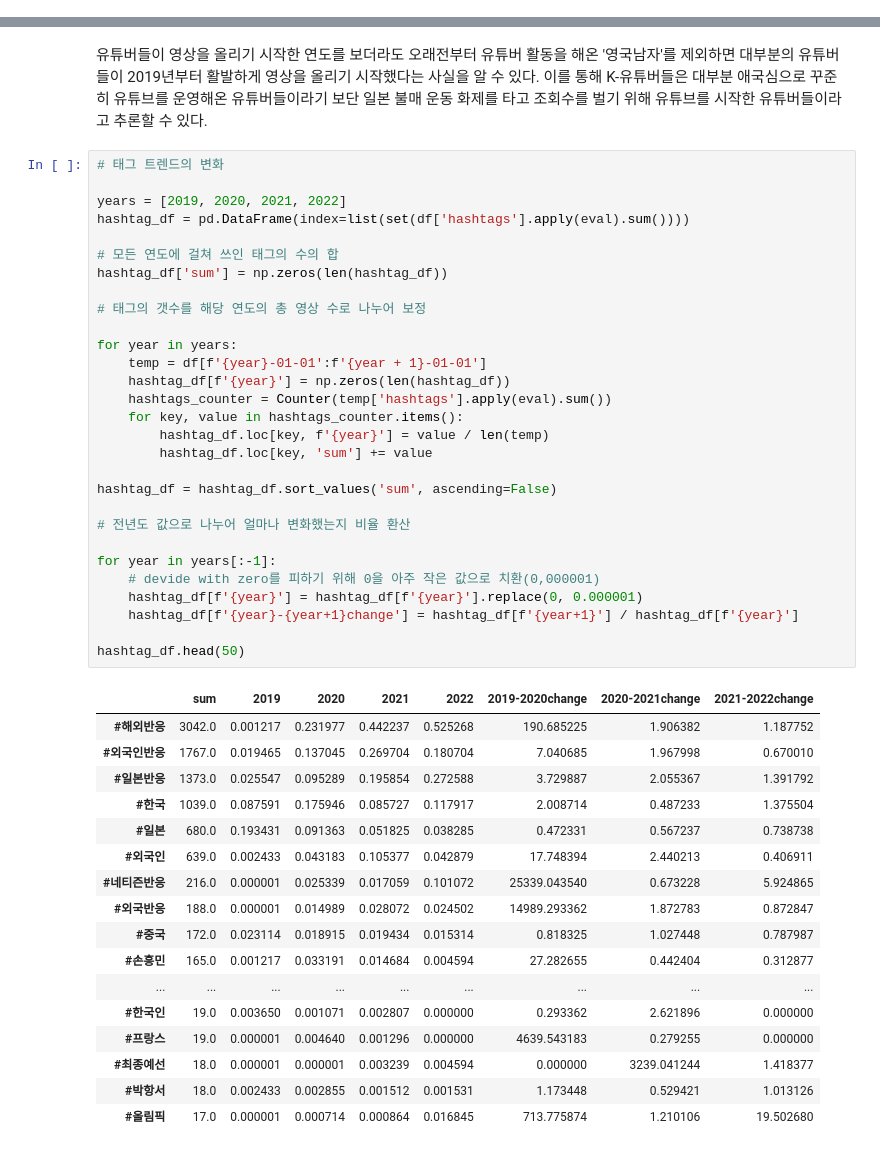
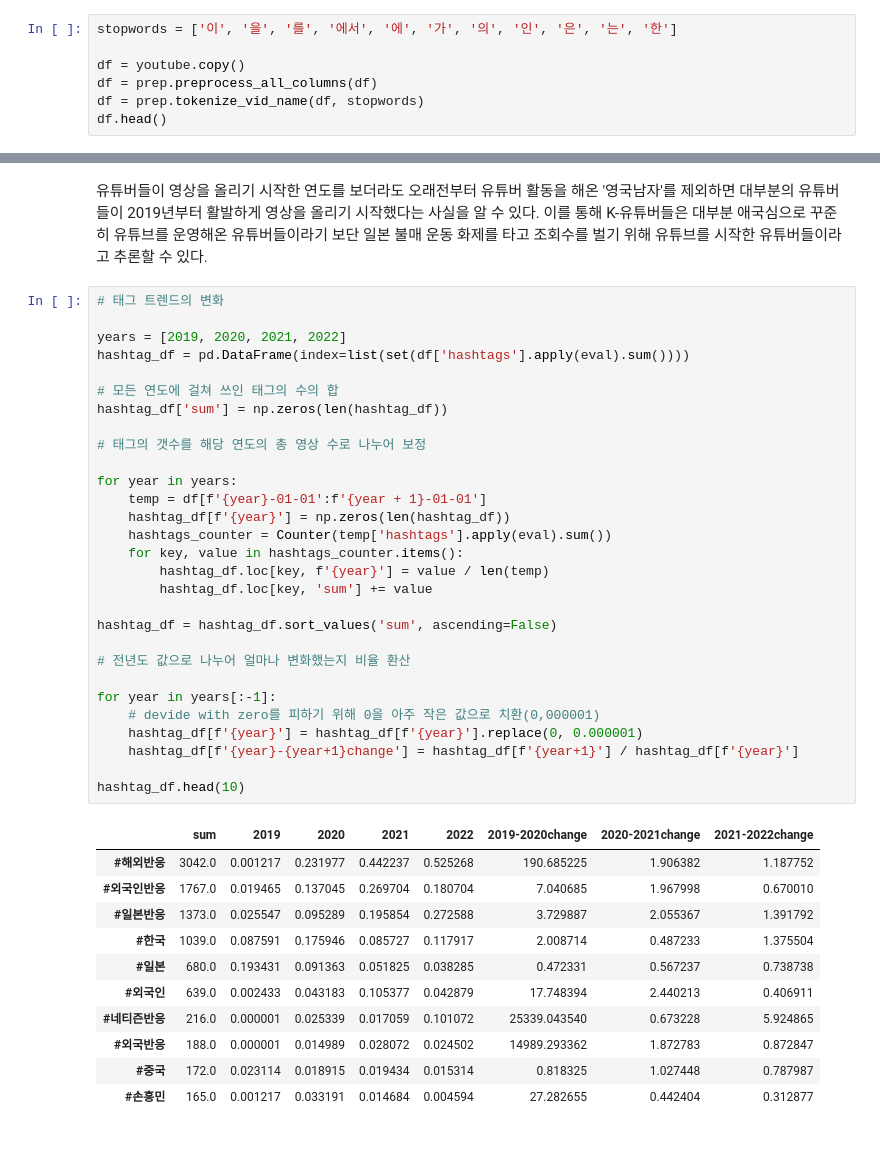
Before and after one commit to kimseokwu/K-youtube-generator, a Jupyter notebook: EDA.ipynb, the cells around one changed output, grey strips where cells are left out. Saved outputs shown, nothing was run; the diff lists cells and outputs as text.

```diff
--- a/EDA.ipynb
+++ b/EDA.ipynb
@@ -120,0 +62,7 @@ df.head()
+# %%
+stopwords = ['이', '을', '를', '에서', '에', '가', '의', '인', '은', '는', '한']
+
+df = youtube.copy()
+df = prep.preprocess_all_columns(df)
+df = prep.tokenize_vid_name(df, stopwords)
+df.head()
@@ -197,37 +165,31 @@ hashtag_df['sum'] = np.zeros(len(hashtag_df))
 
 for year in years:
     temp = df[f'{year}-01-01':f'{year + 1}-01-01']
     hashtag_df[f'{year}'] = np.zeros(len(hashtag_df))
     hashtags_counter = Counter(temp['hashtags'].apply(eval).sum())
     for key, value in hashtags_counter.items():
         hashtag_df.loc[key, f'{year}'] = value / len(temp)
         hashtag_df.loc[key, 'sum'] += value
 
 hashtag_df = hashtag_df.sort_values('sum', ascending=False)
 
 # 전년도 값으로 나누어 얼마나 변화했는지 비율 환산
 
 for year in years[:-1]:
     # devide with zero를 피하기 위해 0을 아주 작은 값으로 치환(0,000001)
     hashtag_df[f'{year}'] = hashtag_df[f'{year}'].replace(0, 0.000001)
     hashtag_df[f'{year}-{year+1}change'] = hashtag_df[f'{year+1}'] / hashtag_df[f'{year}']
 
-hashtag_df.head(50)
+hashtag_df.head(10)
 # %% [output]
 |  | sum | 2019 | 2020 | 2021 | 2022 | 2019-2020change | 2020-2021change | 2021-2022change |
 | #해외반응 | 3042.0 | 0.001217 | 0.231977 | 0.442237 | 0.525268 | 190.685225 | 1.906382 | 1.187752 |
 | #외국인반응 | 1767.0 | 0.019465 | 0.137045 | 0.269704 | 0.180704 | 7.040685 | 1.967998 | 0.670010 |
 | #일본반응 | 1373.0 | 0.025547 | 0.095289 | 0.195854 | 0.272588 | 3.729887 | 2.055367 | 1.391792 |
 | #한국 | 1039.0 | 0.087591 | 0.175946 | 0.085727 | 0.117917 | 2.008714 | 0.487233 | 1.375504 |
 | #일본 | 680.0 | 0.193431 | 0.091363 | 0.051825 | 0.038285 | 0.472331 | 0.567237 | 0.738738 |
 | #외국인 | 639.0 | 0.002433 | 0.043183 | 0.105377 | 0.042879 | 17.748394 | 2.440213 | 0.406911 |
 | #네티즌반응 | 216.0 | 0.000001 | 0.025339 | 0.017059 | 0.101072 | 25339.043540 | 0.673228 | 5.924865 |
 | #외국반응 | 188.0 | 0.000001 | 0.014989 | 0.028072 | 0.024502 | 14989.293362 | 1.872783 | 0.872847 |
 | #중국 | 172.0 | 0.023114 | 0.018915 | 0.019434 | 0.015314 | 0.818325 | 1.027448 | 0.787987 |
 | #손흥민 | 165.0 | 0.001217 | 0.033191 | 0.014684 | 0.004594 | 27.282655 | 0.442404 | 0.312877 |
-| ... | ... | ... | ... | ... | ... | ... | ... | ... |
-| #한국인 | 19.0 | 0.003650 | 0.001071 | 0.002807 | 0.000000 | 0.293362 | 2.621896 | 0.000000 |
-| #프랑스 | 19.0 | 0.000001 | 0.004640 | 0.001296 | 0.000000 | 4639.543183 | 0.279255 | 0.000000 |
-| #최종예선 | 18.0 | 0.000001 | 0.000001 | 0.003239 | 0.004594 | 0.000000 | 3239.041244 | 1.418377 |
-| #박항서 | 18.0 | 0.002433 | 0.002855 | 0.001512 | 0.001531 | 1.173448 | 0.529421 | 1.013126 |
-| #올림픽 | 17.0 | 0.000001 | 0.000714 | 0.000864 | 0.016845 | 713.775874 | 1.210106 | 19.502680 |
```
Also changed, not shown: parts of 12 cells of this notebook.
